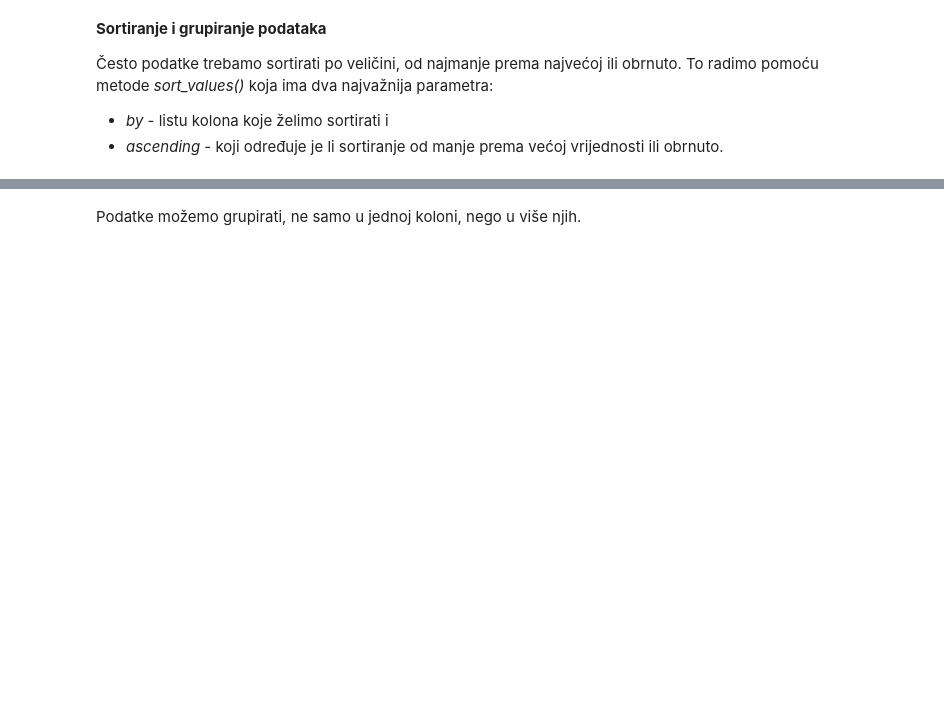
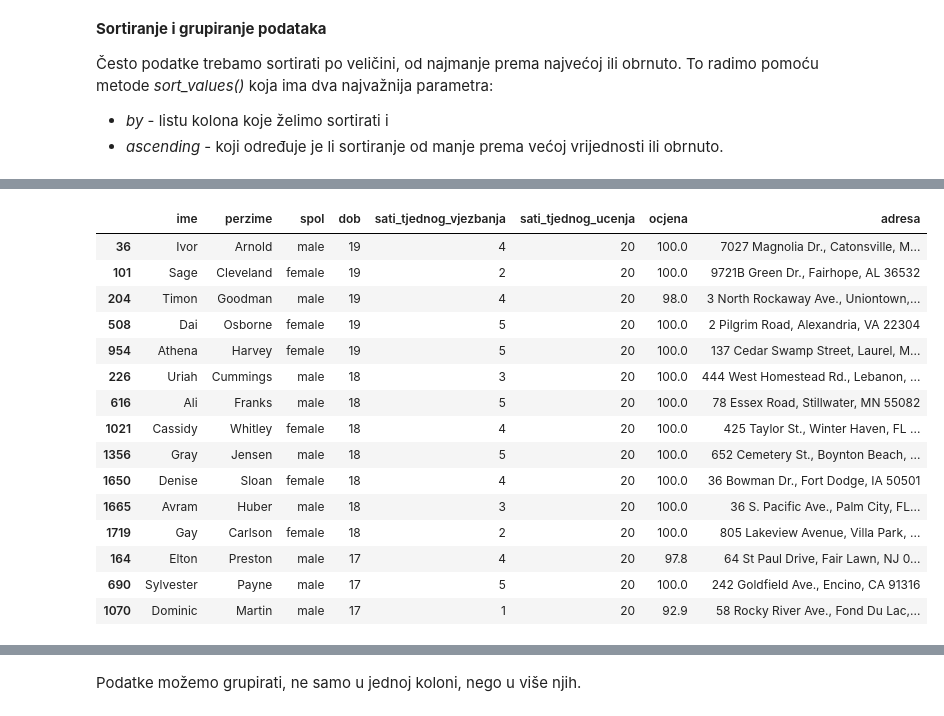
Before and after one commit to py-dev-algebra/py-jupyter-nb, a Jupyter notebook: 02 - Pandas/Pandas - Python modul za analizu podataka - Manipulacija podacima.ipynb, the cells around one changed output, grey strips where cells are left out. Cells and saved outputs as stored; diff of their text form; code cells hidden in the pictures; blank space fills up the shorter version.

```diff
--- a/02 - Pandas/Pandas - Python modul za analizu podataka - Manipulacija podacima.ipynb
+++ b/02 - Pandas/Pandas - Python modul za analizu podataka - Manipulacija podacima.ipynb
@@ -1147,0 +1318,19 @@ Rekli smo da možemo sortirati više kolona. Jednostavno navedimo više kolona k
+# %%
+ocjene_df.sort_values(by=['sati_tjednog_ucenja', 'dob'], ascending=False).head(15)
+# %% [output]
+|  | ime | perzime | spol | dob | sati_tjednog_vjezbanja | sati_tjednog_ucenja | ocjena | adresa |
+| 36 | Ivor | Arnold | male | 19 | 4 | 20 | 100.0 | 7027 Magnolia Dr., Catonsville, M... |
+| 101 | Sage | Cleveland | female | 19 | 2 | 20 | 100.0 | 9721B Green Dr., Fairhope, AL 36532 |
+| 204 | Timon | Goodman | male | 19 | 4 | 20 | 98.0 | 3 North Rockaway Ave., Uniontown,... |
+| 508 | Dai | Osborne | female | 19 | 5 | 20 | 100.0 | 2 Pilgrim Road, Alexandria, VA 22304 |
+| 954 | Athena | Harvey | female | 19 | 5 | 20 | 100.0 | 137 Cedar Swamp Street, Laurel, M... |
+| 226 | Uriah | Cummings | male | 18 | 3 | 20 | 100.0 | 444 West Homestead Rd., Lebanon, ... |
+| 616 | Ali | Franks | male | 18 | 5 | 20 | 100.0 | 78 Essex Road, Stillwater, MN 55082 |
+| 1021 | Cassidy | Whitley | female | 18 | 4 | 20 | 100.0 | 425 Taylor St., Winter Haven, FL ... |
+| 1356 | Gray | Jensen | male | 18 | 5 | 20 | 100.0 | 652 Cemetery St., Boynton Beach, ... |
+| 1650 | Denise | Sloan | female | 18 | 4 | 20 | 100.0 | 36 Bowman Dr., Fort Dodge, IA 50501 |
+| 1665 | Avram | Huber | male | 18 | 3 | 20 | 100.0 | 36 S. Pacific Ave., Palm City, FL... |
+| 1719 | Gay | Carlson | female | 18 | 2 | 20 | 100.0 | 805 Lakeview Avenue, Villa Park, ... |
+| 164 | Elton | Preston | male | 17 | 4 | 20 | 97.8 | 64 St Paul Drive, Fair Lawn, NJ 0... |
+| 690 | Sylvester | Payne | male | 17 | 5 | 20 | 100.0 | 242 Goldfield Ave., Encino, CA 91316 |
+| 1070 | Dominic | Martin | male | 17 | 1 | 20 | 92.9 | 58 Rocky River Ave., Fond Du Lac,... |
```
Also changed, not shown: parts of 30 cells of this notebook.
